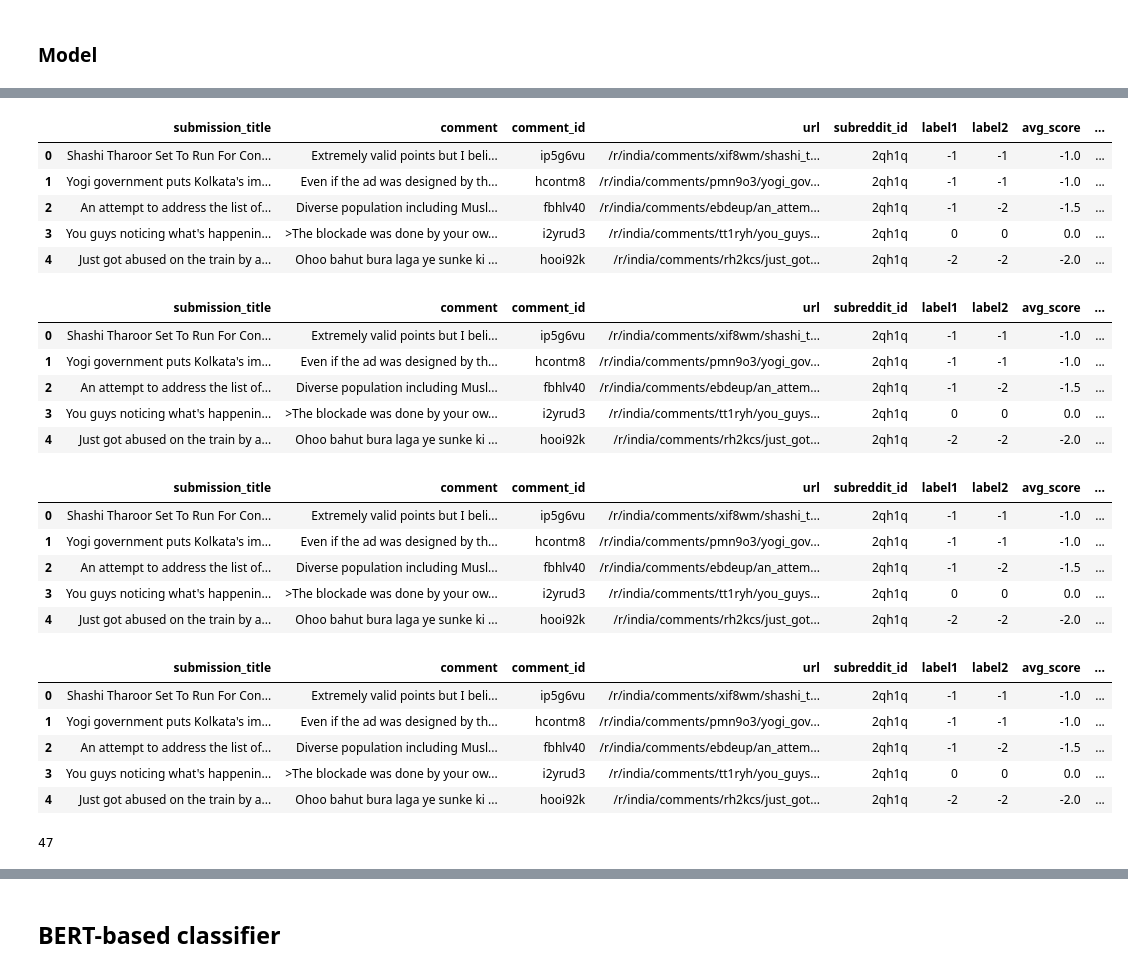
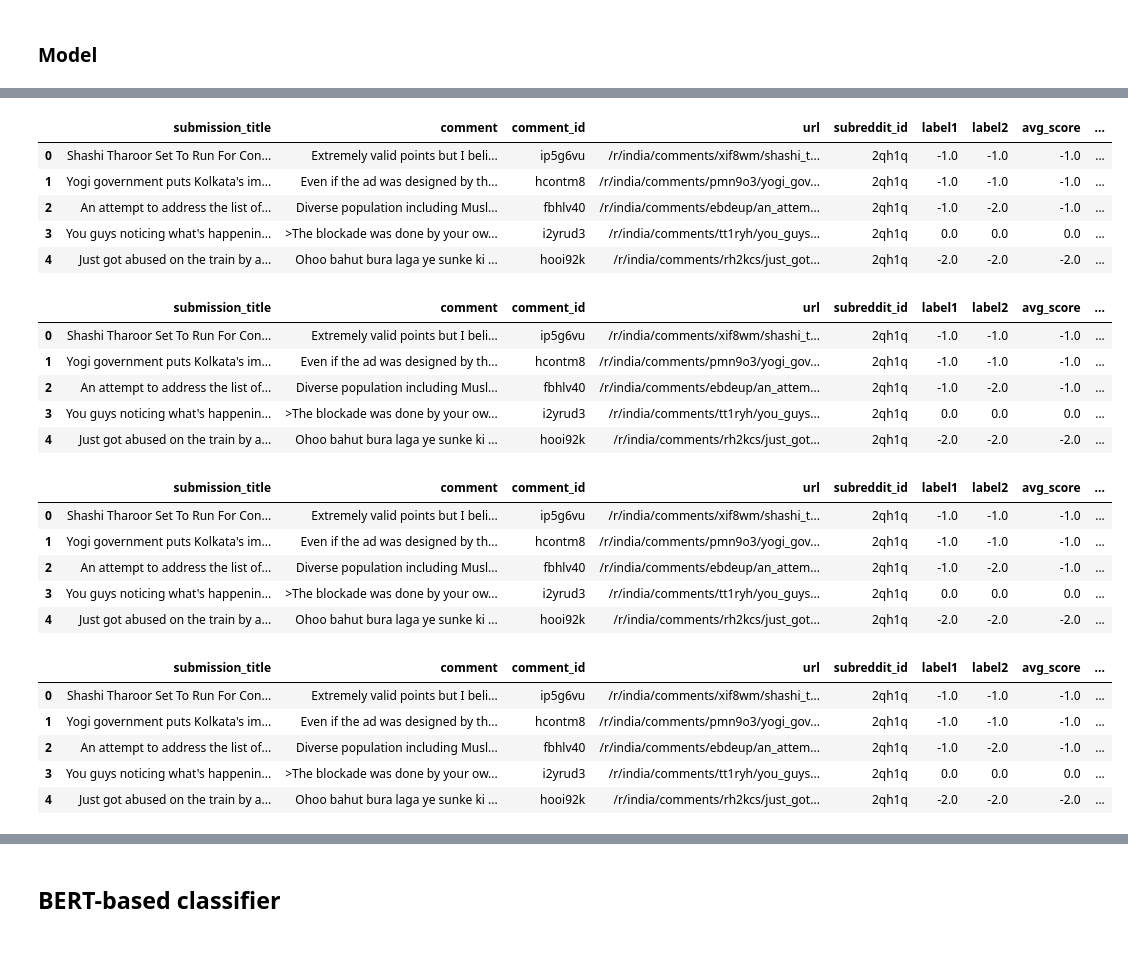
Before and after one commit to Sdidt/RedPILS, a Jupyter notebook: classification_model/Classification Model experiments.ipynb, the cells around one changed output, grey strips where cells are left out. Saved outputs shown, nothing was run; the diff lists cells and outputs as text; code cells hidden in the pictures.

```diff
--- a/classification_model/Classification Model experiments.ipynb
+++ b/classification_model/Classification Model experiments.ipynb
@@ -5,6 +5,7 @@ import matplotlib.pyplot as plt
 import re
 # %%
 text_df = pd.read_csv("training_subset.csv")
+text_df = text_df[['submission_title', 'comment', 'comment_id', 'url', 'subreddit_id', 'label1', 'label2']]
 text_df.head()
 # %% [output]
 |  | submission_title | comment | comment_id | url | subreddit_id | label1 | label2 |
@@ -27,6 +28,8 @@ text_df.describe()
 | max | 2.000000 | 2.000000 |
+# %%
+text_df = text_df[text_df['label1'].notna() & text_df['label2'].notna()]
 # %%
-text_df['avg_score'] = text_df.apply(lambda x: np.mean(x[5:]), axis=1)
+text_df['avg_score'] = text_df.apply(lambda x: np.mean(x[5:6]), axis=1)
 text_df.head()
 # %% [output]
 |  | submission_title | comment | comment_id | url | subreddit_id | label1 | label2 | avg_score |
@@ -171,26 +184,27 @@ from nltk.corpus import wordnet
 # %%
 # Define a function to clean the text
 def clean(text):
     res_txt = []
     for line in text.split('\n'):
         if not line.startswith(">"):
             res_txt.append(line.lower())
     text = "\n".join(res_txt)
 
+    text = re.sub(r'(http(s)?:\/\/.)?(www\.)?[-a-zA-Z0-9@:%._\+~#=]{2,256}\.[a-z]{2,6}\b([-a-zA-Z0-9@:%_\+\.~#?&\/=]*)', ' ', text)
     text = re.sub('[^A-Za-z]+', ' ', text)
-    text = re.sub(r'(http(s)?:\/\/.)?(www\.)?[-a-zA-Z0-9@:%._\+~#=]{2,256}\.[a-z]{2,6}\b([-a-zA-Z0-9@:%_\+\.~#?&\/=]*)', ' ', text)
 
     return text
 
 text_df['cleaned_comment'] = text_df['comment'].apply(clean)
+text_df['cleaned_title'] = text_df['submission_title'].apply(clean)
 text_df.head()
 # %% [output]
 |  | submission_title | comment | comment_id | url | subreddit_id | label1 | label2 | avg_score | ... |
-| 0 | Shashi Tharoor Set To Run For Con... | Extremely valid points but I beli... | ip5g6vu | /r/india/comments/xif8wm/shashi_t... | 2qh1q | -1 | -1 | -1.0 | ... |
-| 1 | Yogi government puts Kolkata's im... | Even if the ad was designed by th... | hcontm8 | /r/india/comments/pmn9o3/yogi_gov... | 2qh1q | -1 | -1 | -1.0 | ... |
-| 2 | An attempt to address the list of... | Diverse population including Musl... | fbhlv40 | /r/india/comments/ebdeup/an_attem... | 2qh1q | -1 | -2 | -1.5 | ... |
-| 3 | You guys noticing what's happenin... | >The blockade was done by your ow... | i2yrud3 | /r/india/comments/tt1ryh/you_guys... | 2qh1q | 0 | 0 | 0.0 | ... |
-| 4 | Just got abused on the train by a... | Ohoo bahut bura laga ye sunke ki ... | hooi92k | /r/india/comments/rh2kcs/just_got... | 2qh1q | -2 | -2 | -2.0 | ... |
+| 0 | Shashi Tharoor Set To Run For Con... | Extremely valid points but I beli... | ip5g6vu | /r/india/comments/xif8wm/shashi_t... | 2qh1q | -1.0 | -1.0 | -1.0 | ... |
+| 1 | Yogi government puts Kolkata's im... | Even if the ad was designed by th... | hcontm8 | /r/india/comments/pmn9o3/yogi_gov... | 2qh1q | -1.0 | -1.0 | -1.0 | ... |
+| 2 | An attempt to address the list of... | Diverse population including Musl... | fbhlv40 | /r/india/comments/ebdeup/an_attem... | 2qh1q | -1.0 | -2.0 | -1.0 | ... |
+| 3 | You guys noticing what's happenin... | >The blockade was done by your ow... | i2yrud3 | /r/india/comments/tt1ryh/you_guys... | 2qh1q | 0.0 | 0.0 | 0.0 | ... |
+| 4 | Just got abused on the train by a... | Ohoo bahut bura laga ye sunke ki ... | hooi92k | /r/india/comments/rh2kcs/just_got... | 2qh1q | -2.0 | -2.0 | -2.0 | ... |
 # %%
 # POS tagger dictionary
 pos_dict = {'J':wordnet.ADJ, 'V':wordnet.VERB, 'N':wordnet.NOUN, 'R':wordnet.ADV}
@@ -203,16 +217,17 @@ def token_stop_pos(text):
     return newlist
 
 text_df['POS_tagged'] = text_df['cleaned_comment'].apply(token_stop_pos)
+text_df['POS_tagged_title'] = text_df['cleaned_title'].apply(token_stop_pos)
 right = token_stop_pos(right)
 left = token_stop_pos(left)
 text_df.head()
 # %% [output]
 |  | submission_title | comment | comment_id | url | subreddit_id | label1 | label2 | avg_score | ... |
-| 0 | Shashi Tharoor Set To Run For Con... | Extremely valid points but I beli... | ip5g6vu | /r/india/comments/xif8wm/shashi_t... | 2qh1q | -1 | -1 | -1.0 | ... |
-| 1 | Yogi government puts Kolkata's im... | Even if the ad was designed by th... | hcontm8 | /r/india/comments/pmn9o3/yogi_gov... | 2qh1q | -1 | -1 | -1.0 | ... |
-| 2 | An attempt to address the list of... | Diverse population including Musl... | fbhlv40 | /r/india/comments/ebdeup/an_attem... | 2qh1q | -1 | -2 | -1.5 | ... |
-| 3 | You guys noticing what's happenin... | >The blockade was done by your ow... | i2yrud3 | /r/india/comments/tt1ryh/you_guys... | 2qh1q | 0 | 0 | 0.0 | ... |
-| 4 | Just got abused on the train by a... | Ohoo bahut bura laga ye sunke ki ... | hooi92k | /r/india/comments/rh2kcs/just_got... | 2qh1q | -2 | -2 | -2.0 | ... |
+| 0 | Shashi Tharoor Set To Run For Con... | Extremely valid points but I beli... | ip5g6vu | /r/india/comments/xif8wm/shashi_t... | 2qh1q | -1.0 | -1.0 | -1.0 | ... |
+| 1 | Yogi government puts Kolkata's im... | Even if the ad was designed by th... | hcontm8 | /r/india/comments/pmn9o3/yogi_gov... | 2qh1q | -1.0 | -1.0 | -1.0 | ... |
+| 2 | An attempt to address the list of... | Diverse population including Musl... | fbhlv40 | /r/india/comments/ebdeup/an_attem... | 2qh1q | -1.0 | -2.0 | -1.0 | ... |
+| 3 | You guys noticing what's happenin... | >The blockade was done by your ow... | i2yrud3 | /r/india/comments/tt1ryh/you_guys... | 2qh1q | 0.0 | 0.0 | 0.0 | ... |
+| 4 | Just got abused on the train by a... | Ohoo bahut bura laga ye sunke ki ... | hooi92k | /r/india/comments/rh2kcs/just_got... | 2qh1q | -2.0 | -2.0 | -2.0 | ... |
 # %%
 # Lemmatization
 from nltk.stem import WordNetLemmatizer
@@ -229,16 +244,17 @@ def lemmatize(pos_data):
     return lemma_rew
 
 text_df['lemmatized_comment'] = text_df['POS_tagged'].apply(lemmatize)
+text_df['lemmatized_title'] = text_df['POS_tagged_title'].apply(lemmatize)
 right = lemmatize(right).split(' , ')
 left = lemmatize(left).split(' , ')
 text_df.head()
 # %% [output]
 |  | submission_title | comment | comment_id | url | subreddit_id | label1 | label2 | avg_score | ... |
-| 0 | Shashi Tharoor Set To Run For Con... | Extremely valid points but I beli... | ip5g6vu | /r/india/comments/xif8wm/shashi_t... | 2qh1q | -1 | -1 | -1.0 | ... |
-| 1 | Yogi government puts Kolkata's im... | Even if the ad was designed by th... | hcontm8 | /r/india/comments/pmn9o3/yogi_gov... | 2qh1q | -1 | -1 | -1.0 | ... |
-| 2 | An attempt to address the list of... | Diverse population including Musl... | fbhlv40 | /r/india/comments/ebdeup/an_attem... | 2qh1q | -1 | -2 | -1.5 | ... |
-| 3 | You guys noticing what's happenin... | >The blockade was done by your ow... | i2yrud3 | /r/india/comments/tt1ryh/you_guys... | 2qh1q | 0 | 0 | 0.0 | ... |
-| 4 | Just got abused on the train by a... | Ohoo bahut bura laga ye sunke ki ... | hooi92k | /r/india/comments/rh2kcs/just_got... | 2qh1q | -2 | -2 | -2.0 | ... |
+| 0 | Shashi Tharoor Set To Run For Con... | Extremely valid points but I beli... | ip5g6vu | /r/india/comments/xif8wm/shashi_t... | 2qh1q | -1.0 | -1.0 | -1.0 | ... |
+| 1 | Yogi government puts Kolkata's im... | Even if the ad was designed by th... | hcontm8 | /r/india/comments/pmn9o3/yogi_gov... | 2qh1q | -1.0 | -1.0 | -1.0 | ... |
+| 2 | An attempt to address the list of... | Diverse population including Musl... | fbhlv40 | /r/india/comments/ebdeup/an_attem... | 2qh1q | -1.0 | -2.0 | -1.0 | ... |
+| 3 | You guys noticing what's happenin... | >The blockade was done by your ow... | i2yrud3 | /r/india/comments/tt1ryh/you_guys... | 2qh1q | 0.0 | 0.0 | 0.0 | ... |
+| 4 | Just got abused on the train by a... | Ohoo bahut bura laga ye sunke ki ... | hooi92k | /r/india/comments/rh2kcs/just_got... | 2qh1q | -2.0 | -2.0 | -2.0 | ... |
 # %%
 # Word frequency for comment
 from nltk import FreqDist
@@ -250,32 +266,34 @@ def word_count(lemmatized_text):
     return fdist
 
 # Calculate sentiment of word frequency comment
-def sentiment_count(freq_dist):
+def sentiment_count(freq_dist, freq_dist_title):
     total = 0
+    flag = False
     for term, freq in freq_dist.items():
-        if term in left: total -= freq
-        if term in right: total += freq
+        if term in left:
+            total -= freq
+            flag = True
+        if term in right:
+            total += freq
+            flag = True
+
+    if not flag:
+        for term, freq in freq_dist_title.items():
+            if term in left: total -= freq
+            if term in right: total += freq
 
     return total
 
 left = list(map(str.strip, left))
 right = list(map(str.strip, right))
 text_df['wordCount_comment'] = text_df['lemmatized_comment'].apply(word_count)
-text_df['sentiment'] = text_df['wordCount_comment'].apply(sentiment_count)
+text_df['wordCount_title'] = text_df['lemmatized_title'].apply(word_count)
+text_df['sentiment'] = text_df.apply(lambda x: sentiment_count(x['wordCount_comment'], x['wordCount_title']), axis=1)
 text_df.head()
 # %% [output]
 |  | submission_title | comment | comment_id | url | subreddit_id | label1 | label2 | avg_score | ... |
-| 0 | Shashi Tharoor Set To Run For Con... | Extremely valid points but I beli... | ip5g6vu | /r/india/comments/xif8wm/shashi_t... | 2qh1q | -1 | -1 | -1.0 | ... |
-| 1 | Yogi government puts Kolkata's im... | Even if the ad was designed by th... | hcontm8 | /r/india/comments/pmn9o3/yogi_gov... | 2qh1q | -1 | -1 | -1.0 | ... |
-| 2 | An attempt to address the list of... | Diverse population including Musl... | fbhlv40 | /r/india/comments/ebdeup/an_attem... | 2qh1q | -1 | -2 | -1.5 | ... |
-| 3 | You guys noticing what's happenin... | >The blockade was done by your ow... | i2yrud3 | /r/india/comments/tt1ryh/you_guys... | 2qh1q | 0 | 0 | 0.0 | ... |
-| 4 | Just got abused on the train by a... | Ohoo bahut bura laga ye sunke ki ... | hooi92k | /r/india/comments/rh2kcs/just_got... | 2qh1q | -2 | -2 | -2.0 | ... |
+| 0 | Shashi Tharoor Set To Run For Con... | Extremely valid points but I beli... | ip5g6vu | /r/india/comments/xif8wm/shashi_t... | 2qh1q | -1.0 | -1.0 | -1.0 | ... |
+| 1 | Yogi government puts Kolkata's im... | Even if the ad was designed by th... | hcontm8 | /r/india/comments/pmn9o3/yogi_gov... | 2qh1q | -1.0 | -1.0 | -1.0 | ... |
+| 2 | An attempt to address the list of... | Diverse population including Musl... | fbhlv40 | /r/india/comments/ebdeup/an_attem... | 2qh1q | -1.0 | -2.0 | -1.0 | ... |
+| 3 | You guys noticing what's happenin... | >The blockade was done by your ow... | i2yrud3 | /r/india/comments/tt1ryh/you_guys... | 2qh1q | 0.0 | 0.0 | 0.0 | ... |
+| 4 | Just got abused on the train by a... | Ohoo bahut bura laga ye sunke ki ... | hooi92k | /r/india/comments/rh2kcs/just_got... | 2qh1q | -2.0 | -2.0 | -2.0 | ... |
-# %%
-score = 0
-for index, row in text_df.iterrows():
-    if (row['sentiment'] < 0 and row['avg_score'] < 0) or (row['sentiment'] > 0 and row['avg_score'] > 0) or (row['sentiment']==0 and row['avg_score']==0):
-        score+=1
-
-score
-# %% [output]
-47
```
Also changed, not shown: parts of 14 cells of this notebook, 1 other file.
